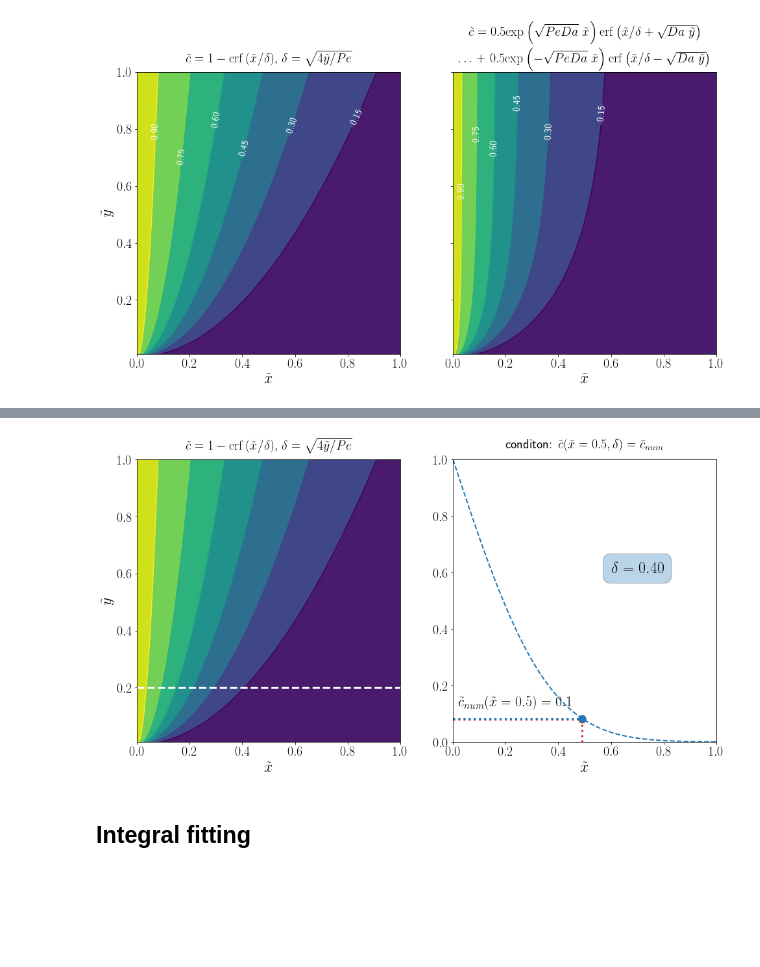
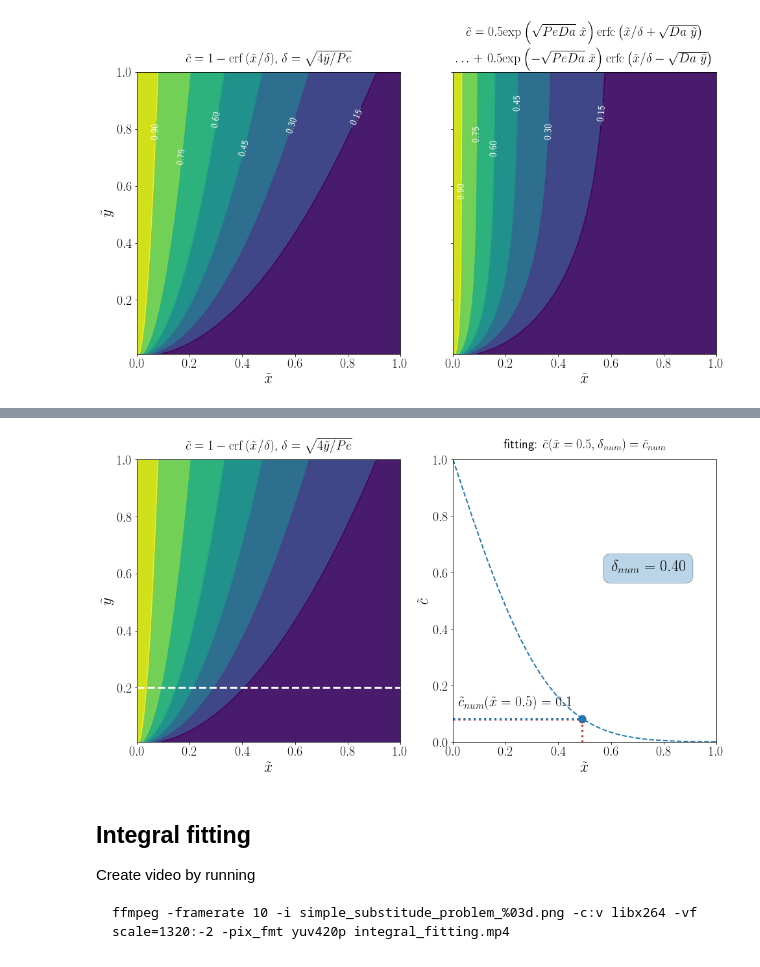
Before and after one commit to AndreWeiner/phd_notebooks, a Jupyter notebook: notebooks/animate_profile_selection.ipynb, the cells around one changed output, grey strips where cells are left out. Drawn from its saved outputs; the diff is of its cells as text; code cells hidden in the pictures; blank space fills up the shorter version.

````diff
--- a/notebooks/animate_profile_selection.ipynb
+++ b/notebooks/animate_profile_selection.ipynb
@@ -42,8 +42,8 @@ cont_2 = ax2.contour(X, Y, decay(X, Y, 5.0, 2.0))
 ax2.clabel(cont_2, inline=True, fontsize=hm.fontsize_contour, colors="w", fmt='%1.2f')
 
 dec_I = r"$\tilde{c}=$"
-dec_II = r"$0.5 \mathrm{exp}\left(\sqrt{Pe Da}\ \tilde{x}\right) \mathrm{erf}\left( \tilde{x}/\delta + \sqrt{Da\ \tilde{y}} \right)$"
-dec_III = r"$ +\ 0.5 \mathrm{exp}\left(-{\sqrt{Pe Da}\ \tilde{x}}\right) \mathrm{erf}\left( \tilde{x}/\delta - \sqrt{Da\ \tilde{y}} \right)$"
+dec_II = r"$0.5 \mathrm{exp}\left(\sqrt{Pe Da}\ \tilde{x}\right) \mathrm{erfc}\left( \tilde{x}/\delta + \sqrt{Da\ \tilde{y}} \right)$"
+dec_III = r"$ +\ 0.5 \mathrm{exp}\left(-{\sqrt{Pe Da}\ \tilde{x}}\right) \mathrm{erfc}\left( \tilde{x}/\delta - \sqrt{Da\ \tilde{y}} \right)$"
 titles = [
     r"$\tilde{c}=1 - \mathrm{erf}\left(\tilde{x}/\delta\right)$, $\delta = \sqrt{4\tilde{y}/Pe}$",
     "{}\ {}\n {}\ {}".format(dec_I, dec_II, r"$\dots$", dec_III)
@@ -85,39 +91,46 @@ ax2.axhline(sol[pos_init, 79], 0.0, x[49], ls=":", lw=3, color="C3")
 ax2.axvline(x[49], 0.0, sol[pos_init, 79], ls=":", lw=3, color="C3")
 dot_sol = ax2.scatter([x[pos_init]], [sol[pos_init, 49]], color="C0", marker="o", s=120, zorder=6)
 ax2.axhline(sol[pos_init, 49], 0.0, 0.5, ls=":", lw=3, color="C0")
-delta_text = ax2.text(0.6, 0.6, r"$\delta = {:1.2f}$".format(delta(y[pos_init], 5.0)), fontsize=hm.fontsize_label, bbox=bbox)
+delta_text = ax2.text(0.6, 0.6, r"$\delta_{:s} = {:1.2f}$".format("{num}", delta(y[pos_init], 5.0)), fontsize=hm.fontsize_label, bbox=bbox)
 
 ax2.set_xlim(0.0, 1.0)
 ax2.set_ylim(0.0, 1.0)
+ax2.set_ylabel(r"$\tilde{c}$", fontsize=hm.fontsize_label)
 
 for ax in  [ax1, ax2]:
     ax.tick_params(labelsize=hm.fontsize_tick)
     ax.set_xlabel(r"$\tilde{x}$", fontsize=hm.fontsize_label)
 
 ax1.set_ylabel(r"$\tilde{y}$", fontsize=hm.fontsize_label)
 ti_1 = ax1.set_title(r"$\tilde{c}=1 - \mathrm{erf}\left(\tilde{x}/\delta\right)$, $\delta = \sqrt{4\tilde{y}/Pe}$", fontsize=20)
 ti_1.set_position([0.5, 1.02])
-ti_2 = ax2.set_title(r"conditon: $\tilde{c}(\tilde{x}=0.5, \delta) = \tilde{c}_{num}$", fontsize=20)
+ti_2 = ax2.set_title(r"fitting: $\tilde{c}(\tilde{x}=0.5, \delta_{num}) = \tilde{c}_{num}$", fontsize=20)
 ti_2.set_position([0.5, 1.02])
 
 path = "../output/distance_fitting/"
 !mkdir -p {path}
 
 for frame in range(points - 1, 0, -1):
     if sol[frame, 49] >= sol[pos_init, 79]:
         profile.set_data(x, sol[frame])
         del ax1.lines[-1]
         ax1.axhline(y[frame], ls="--", color="w", lw=3)
         del ax2.lines[-1]
         ax2.axhline(sol[frame, 49], 0.0, 0.5, ls=":", lw=3, color="C0")
         dot_sol._offsets = np.c_[[x[49]], [sol[frame, 49]]]
         hline_ind = len(ax1.lines) - 1
-        delta_text.set_text(r"$\delta = {:1.2f}$".format(delta(y[frame], 5.0)))
+        delta_text.set_text(r"$\delta_{:s} = {:1.2f}$".format("{num}", delta(y[frame], 5.0)))
     plt.savefig(path + "simple_substitude_problem_{:03d}.png".format(points - frame - 1), bbox_inches="tight")
 # %% [output]
-[figure, old version]
+[figure, new version]
-# %% [markdown]
-## Integral fitting
+# %% [markdown]
+## Integral fitting
+
+Create video by running
+
+```
+ffmpeg -framerate 10 -i simple_substitude_problem_%03d.png -c:v libx264 -vf scale=1320:-2 -pix_fmt yuv420p integral_fitting.mp4
+```
 # %%
 fix, (ax1, ax2) = plt.subplots(1, 2, figsize=(hm.figure_width, 8))
 
````
Also changed, not shown: parts of 3 cells of this notebook.
